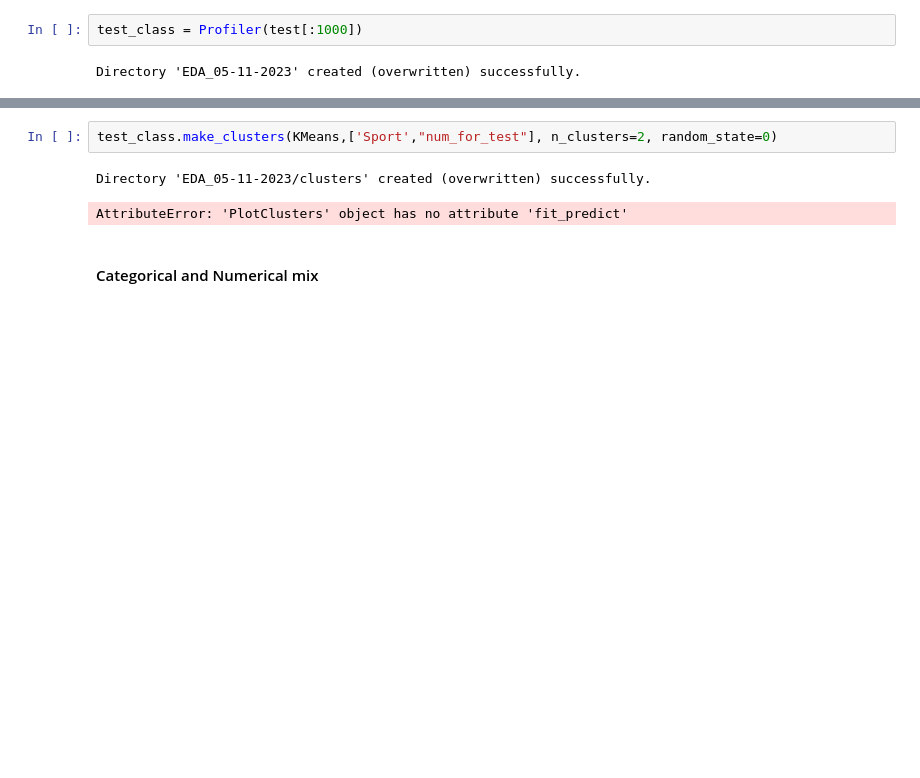
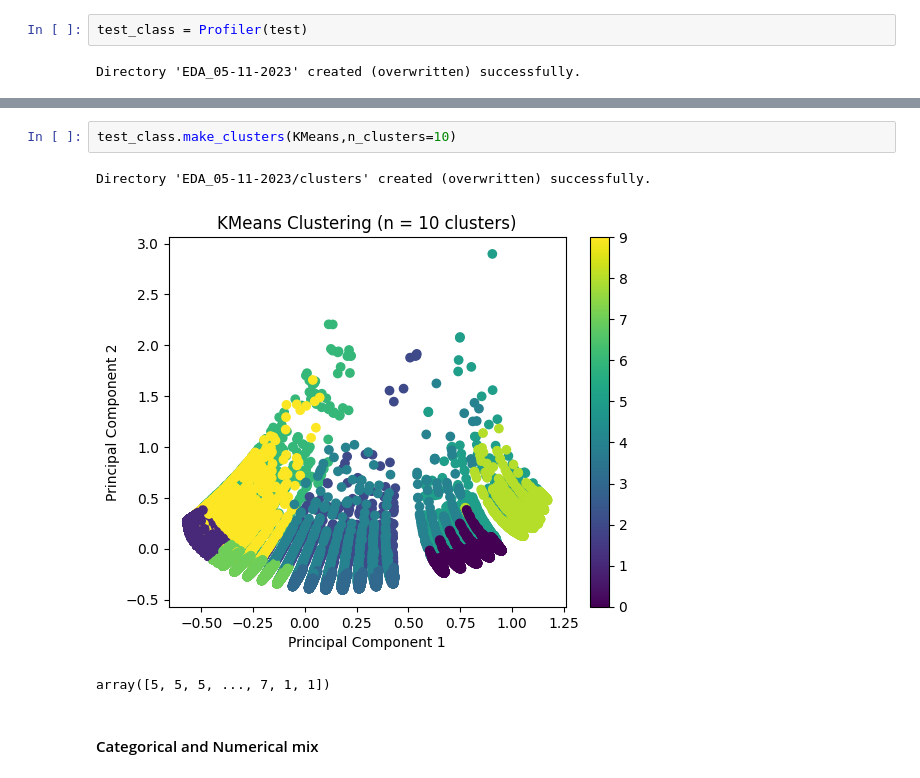
Before and after one commit to HexaPulsar/LabMDS, a Jupyter notebook: Proyecto_1/NUEVO_Proyecto_enunciado.ipynb, the cells around one changed output, grey strips where cells are left out. Saved outputs shown, nothing was run; the diff lists cells and outputs as text; blank space fills up the shorter version.

Commit message:
"finalmente, kmeans"

```diff
--- a/Proyecto_1/NUEVO_Proyecto_enunciado.ipynb
+++ b/Proyecto_1/NUEVO_Proyecto_enunciado.ipynb
@@ -659,6 +654,6 @@ Directory 'EDA_05-11-2023/plots' created (overwritten) successfully.
 # %% [markdown]
 ## All
 # %%
-test_class = Profiler(test[:1000])
+test_class = Profiler(test)
 # %% [output]
 Directory 'EDA_05-11-2023' created (overwritten) successfully.
@@ -665,8 +700,9 @@ Directory 'EDA_05-11-2023' created (overwritten) successfully.
 # %%
-test_class.make_clusters(KMeans,['Sport',"num_for_test"], n_clusters=2, random_state=0)
+test_class.make_clusters(KMeans,n_clusters=10)
 # %% [output]
 Directory 'EDA_05-11-2023/clusters' created (overwritten) successfully.
+[figure, added]
-AttributeError: 'PlotClusters' object has no attribute 'fit_predict'
+array([5, 5, 5, ..., 7, 1, 1])
 # %% [markdown]
 #### Categorical and Numerical mix
 # %% [markdown]
```
Also changed, not shown: parts of 11 cells of this notebook, 2 other files.
